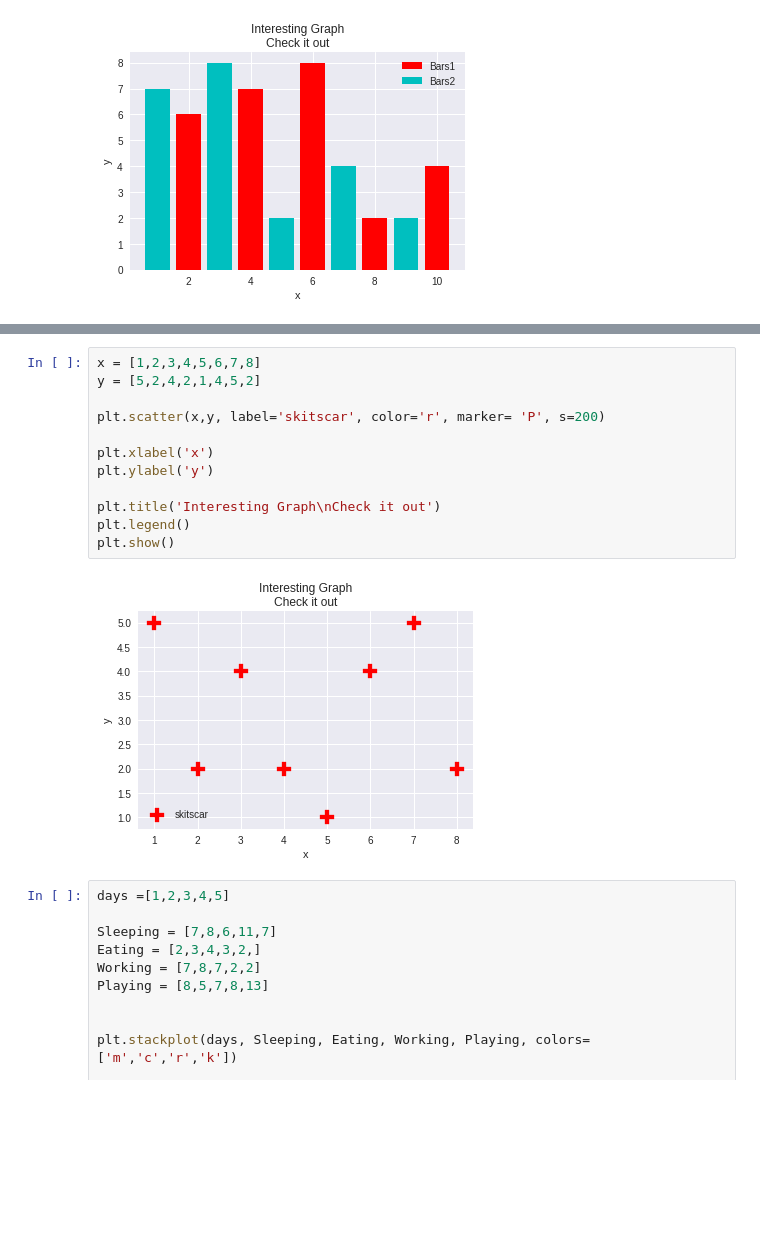
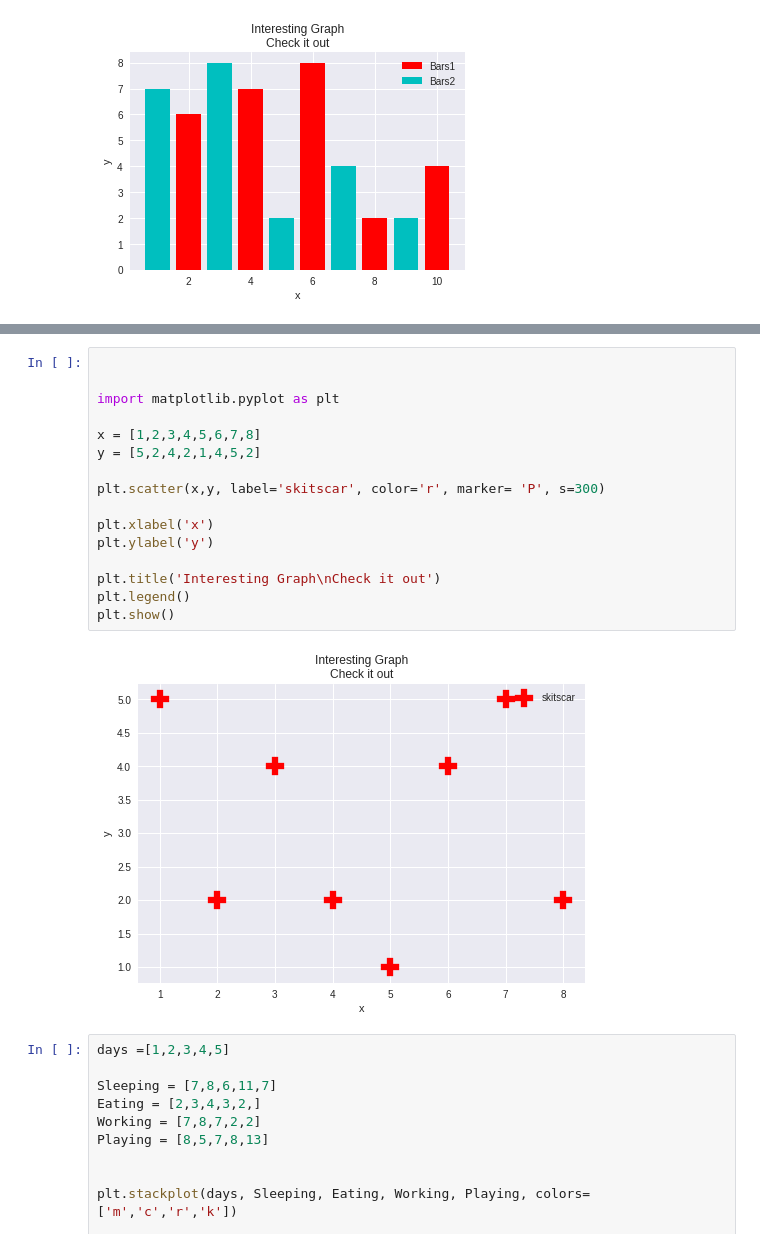
Before and after one commit to ben5698/ben5698, a Jupyter notebook: Matplotlib_Tutorial_1,2,3_(Line,_Bar,_Hist,Scat,Stack).ipynb, the cells around one changed output, grey strips where cells are left out. Cells and saved outputs as stored; diff of their text form; blank space fills up the shorter version.

```diff
--- a/Matplotlib_Tutorial_1,2,3_(Line,_Bar,_Hist,Scat,Stack).ipynb
+++ b/Matplotlib_Tutorial_1,2,3_(Line,_Bar,_Hist,Scat,Stack).ipynb
@@ -40,19 +41,23 @@ plt.show()
 No handles with labels found to put in legend.
 [figure]
 # %%
+
+
+import matplotlib.pyplot as plt
+
 x = [1,2,3,4,5,6,7,8]
 y = [5,2,4,2,1,4,5,2]
 
-plt.scatter(x,y, label='skitscar', color='r', marker= 'P', s=200)
+plt.scatter(x,y, label='skitscar', color='r', marker= 'P', s=300)
 
 plt.xlabel('x')
 plt.ylabel('y')
 
 plt.title('Interesting Graph\nCheck it out')
 plt.legend()
 plt.show()
 # %% [output]
-[figure, old version]
+[figure, new version]
 # %%
 days =[1,2,3,4,5]
 
```
Also changed, not shown: parts of 1 cell of this notebook.
